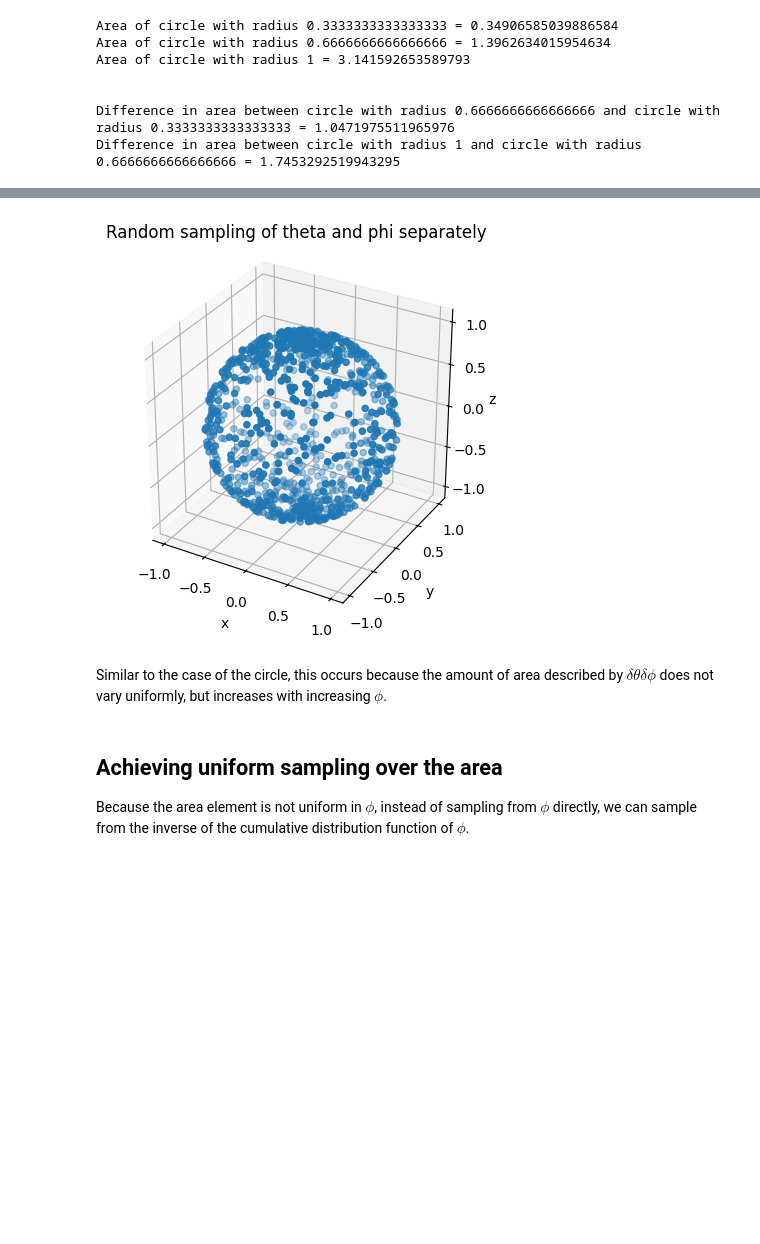
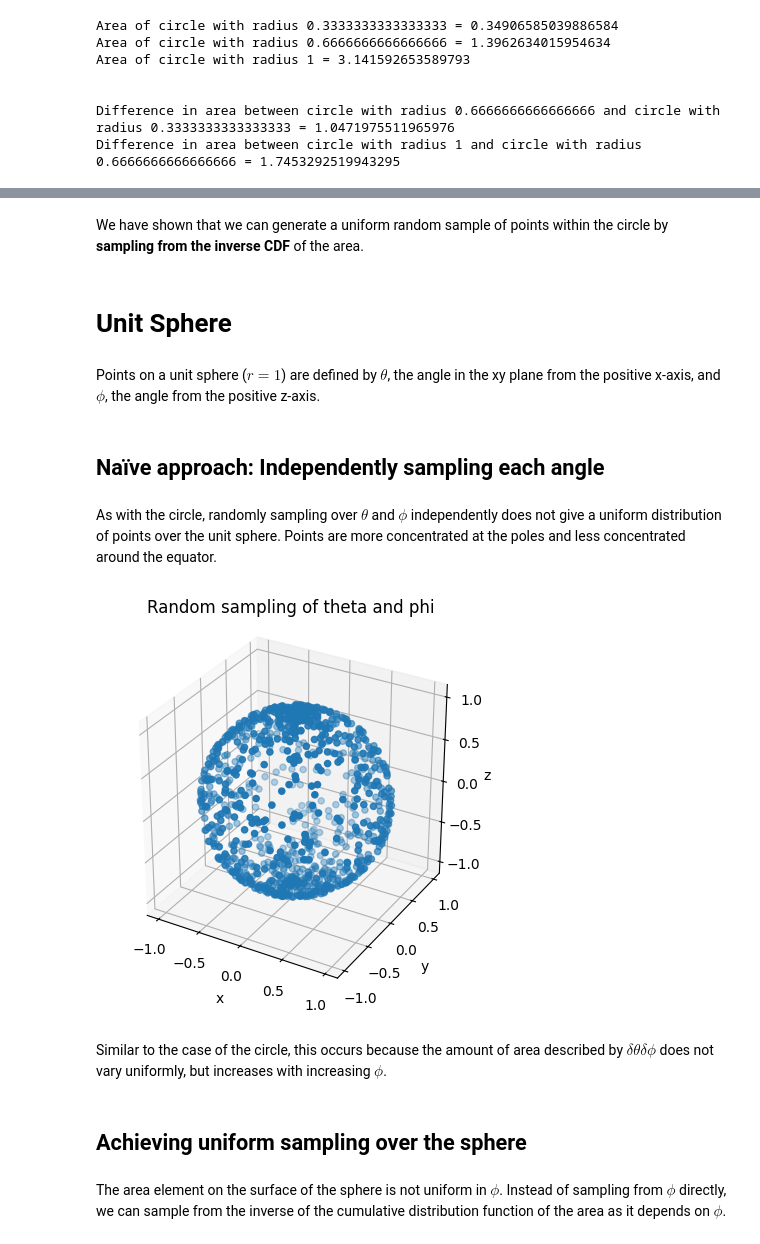
Before and after one commit to schrodinator/rng, a Jupyter notebook: Random points on a circle and sphere.ipynb, the cells around one changed output, grey strips where cells are left out. Drawn from its saved outputs; the diff is of its cells as text; code cells hidden in the pictures; blank space fills up the shorter version.

```diff
--- a/Random points on a circle and sphere.ipynb
+++ b/Random points on a circle and sphere.ipynb
@@ -69,3 +93,13 @@ As with the circle, randomly sampling over $\theta$ and $\phi$ independently doe
+# %% [markdown]
+We have shown that we can generate a uniform random sample of points within the circle by **sampling from the inverse CDF** of the area.
+# %% [markdown]
+# Unit Sphere
+# %% [markdown]
+Points on a unit sphere ($r=1$) are defined by $\theta$, the angle in the xy plane from the positive x-axis, and $\phi$, the angle from the positive z-axis.
+# %% [markdown]
+## Naïve approach: Independently sampling each angle
+# %% [markdown]
+As with the circle, randomly sampling over $\theta$ and $\phi$ independently does not give a uniform distribution of points over the unit sphere. Points are more concentrated at the poles and less concentrated around the equator.
 # %%
 def polar_to_cartesian(theta, phi):
     # theta is the angle in the xy plane from the positive x-axis
@@ -90,20 +124,20 @@ def plot_sphere(x, y, z):
 # %%
 num_random_samples = 1000
 theta = [random.random() * 2 * np.pi for _ in range(num_random_samples)]
 phi = [random.random() * np.pi for _ in range(num_random_samples)]
 
 x, y, z = polar_to_cartesian(theta, phi)
 plot_sphere(x, y, z)
-plt.title("Random sampling of theta and phi separately")
+plt.title("Random sampling of theta and phi")
 plt.show()
 # %% [output]
-[figure, old version]
+[figure, new version]
 # %% [markdown]
 Similar to the case of the circle, this occurs because the amount of area described by $\delta\theta\delta\phi$ does not vary uniformly, but increases with increasing $\phi$.
-# %% [markdown]
-## Achieving uniform sampling over the area
-
-Because the area element is not uniform in $\phi$, instead of sampling from $\phi$ directly, we can sample from the inverse of the cumulative distribution function of $\phi$.
+# %% [markdown]
+## Achieving uniform sampling over the sphere
+# %% [markdown]
+The area element on the surface of the sphere is not uniform in $\phi$. Instead of sampling from $\phi$ directly, we can sample from the inverse of the cumulative distribution function of the area as it depends on $\phi$.
 # %%
 phi = np.linspace(0, np.pi / 2, 1000)
 cdf = np.cos(np.pi / 2 - phi)
```
Also changed, not shown: parts of 13 cells of this notebook.
